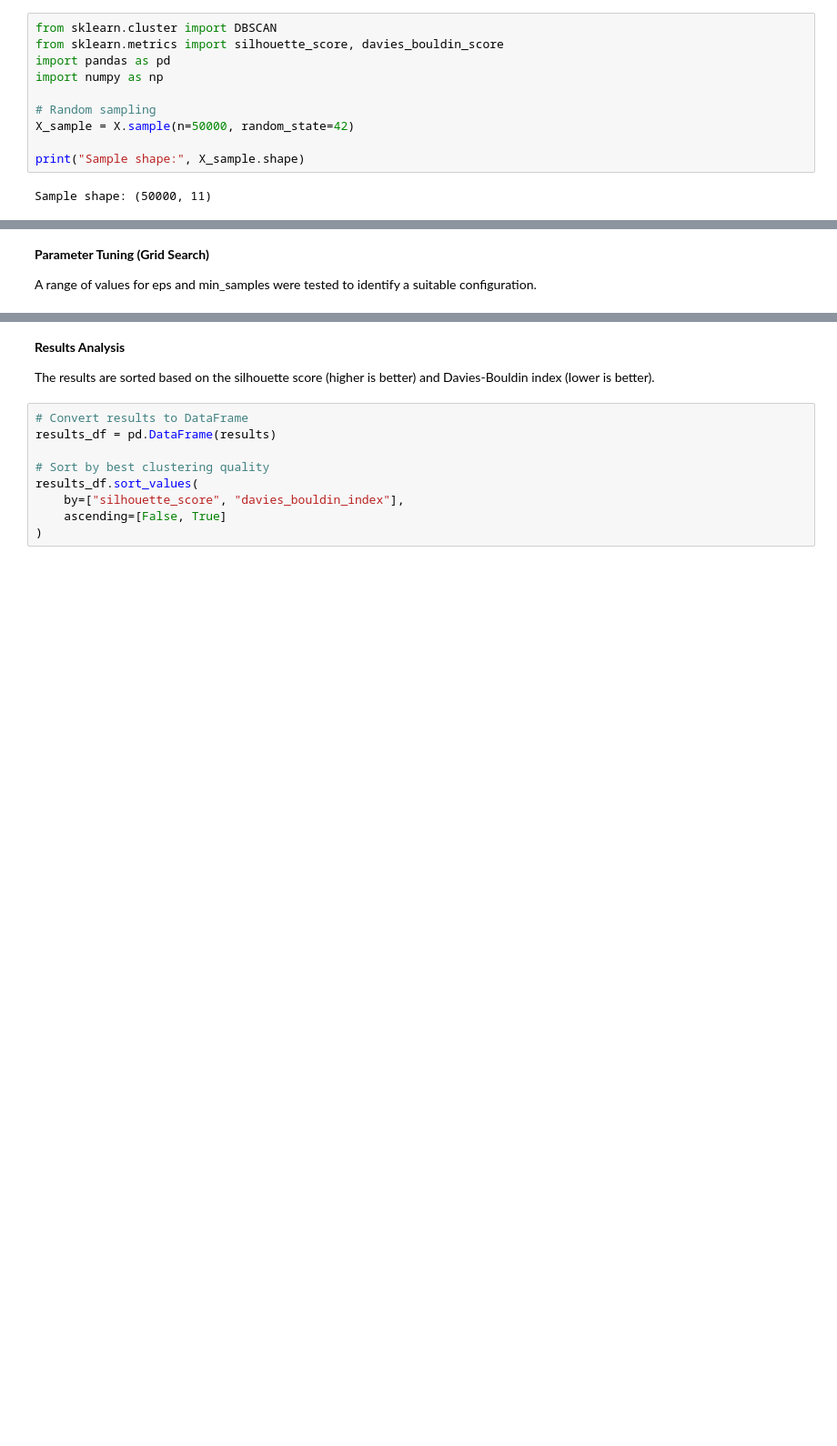
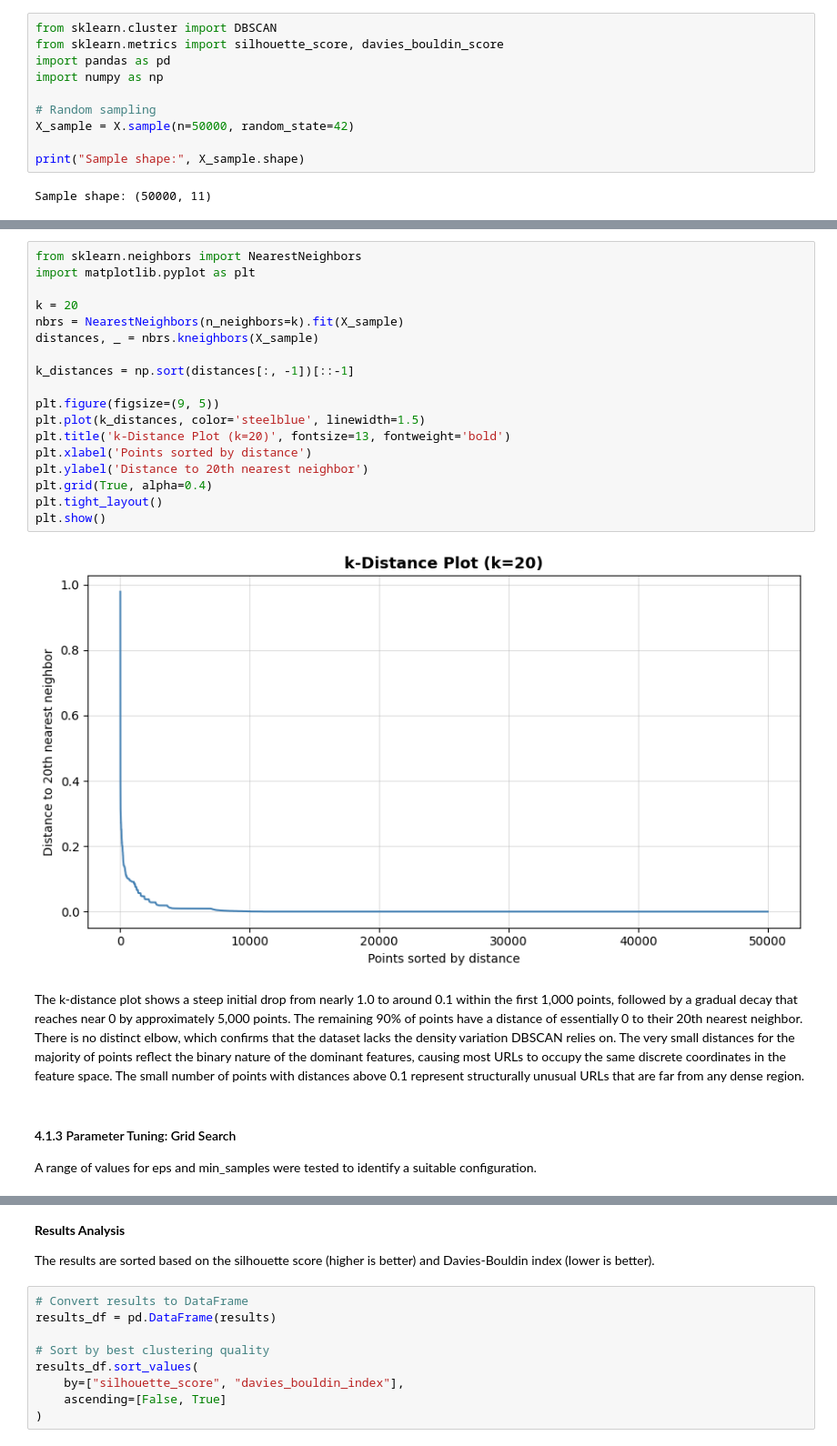
Before and after one commit to Raghad13314/SWE485-Project-Group6, a Jupyter notebook: Phase2_Unsupervised_Learning.ipynb, the cells around one changed output, grey strips where cells are left out. Shown at 91% size. Saved outputs shown, nothing was run; the diff lists cells and outputs as text; blank space fills up the shorter version.

```diff
--- a/Phase2_Unsupervised_Learning.ipynb
+++ b/Phase2_Unsupervised_Learning.ipynb
@@ -752,7 +772,38 @@ Sample shape: (50000, 11)
+# %%
+from sklearn.neighbors import NearestNeighbors
+import matplotlib.pyplot as plt
+
+k = 20
+nbrs = NearestNeighbors(n_neighbors=k).fit(X_sample)
+distances, _ = nbrs.kneighbors(X_sample)
+
+k_distances = np.sort(distances[:, -1])[::-1]
+
+plt.figure(figsize=(9, 5))
+plt.plot(k_distances, color='steelblue', linewidth=1.5)
+plt.title('k-Distance Plot (k=20)', fontsize=13, fontweight='bold')
+plt.xlabel('Points sorted by distance')
+plt.ylabel('Distance to 20th nearest neighbor')
+plt.grid(True, alpha=0.4)
+plt.tight_layout()
+plt.show()
+# %% [output]
+[figure, added]
+# %% [markdown]
+The k-distance plot shows a steep initial drop from nearly 1.0 to around 0.1 within
+the first 1,000 points, followed by a gradual decay that reaches near 0 by
+approximately 5,000 points. The remaining 90% of points have a distance of essentially
+0 to their 20th nearest neighbor. There is no distinct elbow, which confirms that the
+dataset lacks the density variation DBSCAN relies on. The very small distances for the
+majority of points reflect the binary nature of the dominant features, causing most
+URLs to occupy the same discrete coordinates in the feature space. The small number of
+points with distances above 0.1 represent structurally unusual URLs that are far from
+any dense region.
 # %% [markdown]
-**Parameter Tuning (Grid Search)**
+#### 4.1.3 Parameter Tuning: Grid Search
 
-A range of values for eps and min_samples were tested to identify a suitable configuration.
+A range of values for eps and min_samples were tested to identify a suitable
+configuration.
 # %%
 # Define parameter ranges for DBSCAN
 # eps controls neighborhood radius
```
Also changed, not shown: parts of 40 cells of this notebook.
